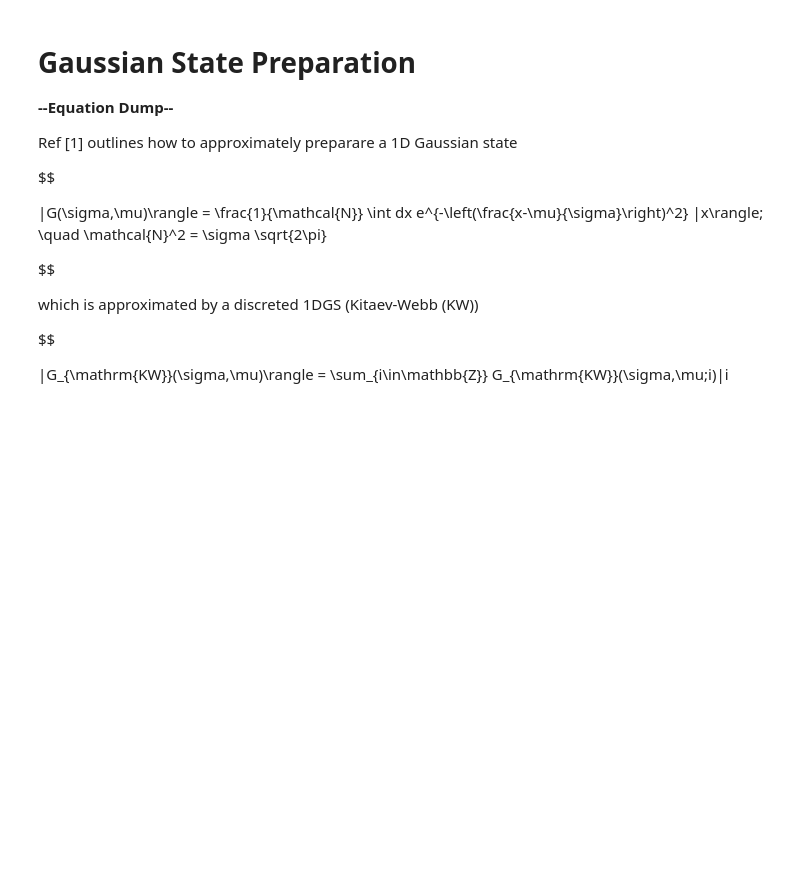
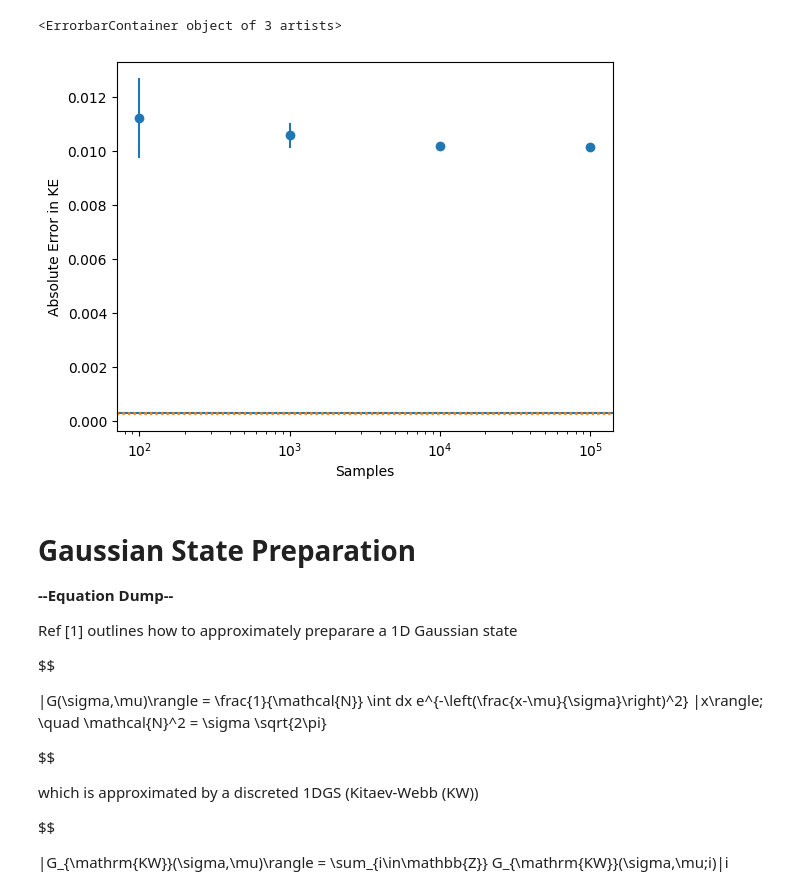
Before and after one commit to ncrubin/mec-sandia, a Jupyter notebook: notebooks/gaussian_state_prep.ipynb, the cells around one changed output. Cells and saved outputs as stored; diff of their text form; code cells hidden in the pictures; blank space fills up the shorter version.

```diff
--- a/notebooks/gaussian_state_prep.ipynb
+++ b/notebooks/gaussian_state_prep.ipynb
@@ -181,3 +158,38 @@ plt.show()
+# %%
+
+probs = []
+for ni in ueg.gvecs:
+    k = (2*np.pi/L_bohr) * ni #np.array([ni, nj, nk])
+    ksq = np.dot(k, k)
+    probs.append(np.exp(-ksq/(2*sigma_k**2.0)))
+norm = sum(probs)
+probs /= norm
+results = []
+errs = []
+nsamps = [100, 1000, 10000, 100000]
+for nsamp in nsamps:
+    ks_rand = (2*np.pi/L_bohr)*ueg.gvecs[np.random.choice(np.arange(len(ueg.gvecs)), size=nsamp, p=probs)]
+    result = norm*prefactor*(ks_rand)**2.0
+    results.append(np.mean(result)/(2*mass_proj))
+    errs.append(np.std(result, ddof=1)/(2*mass_proj*nsamp**0.5))
+# %%
+
+# variance grows by ~ factor of 0.0035
+# Look at sigma +/- growth factor on this scale
+sigma_plus = sigma_k + 0.0035**0.5
+sigma_minu = sigma_k - 0.0035**0.5
+
+import matplotlib.pyplot as plt
+plt.xscale("log")
+plt.xlabel("Samples")
+plt.ylabel("Absolute Error in KE")
+plt.axhline(sigma_k**2.0/(2*mass_proj))
+plt.axhline(sigma_plus**2.0/(2*mass_proj), color="C1", linestyle=":")
+plt.axhline(sigma_minu**2.0/(2*mass_proj), color="C1", linestyle=":")
+plt.errorbar(nsamps, results, yerr=errs, fmt="o")
+# %% [output]
+<ErrorbarContainer object of 3 artists>
+[figure, added]
 # %% [markdown]
 
 # Gaussian State Preparation
```
Also changed, not shown: parts of 22 cells of this notebook, 1 other file.
